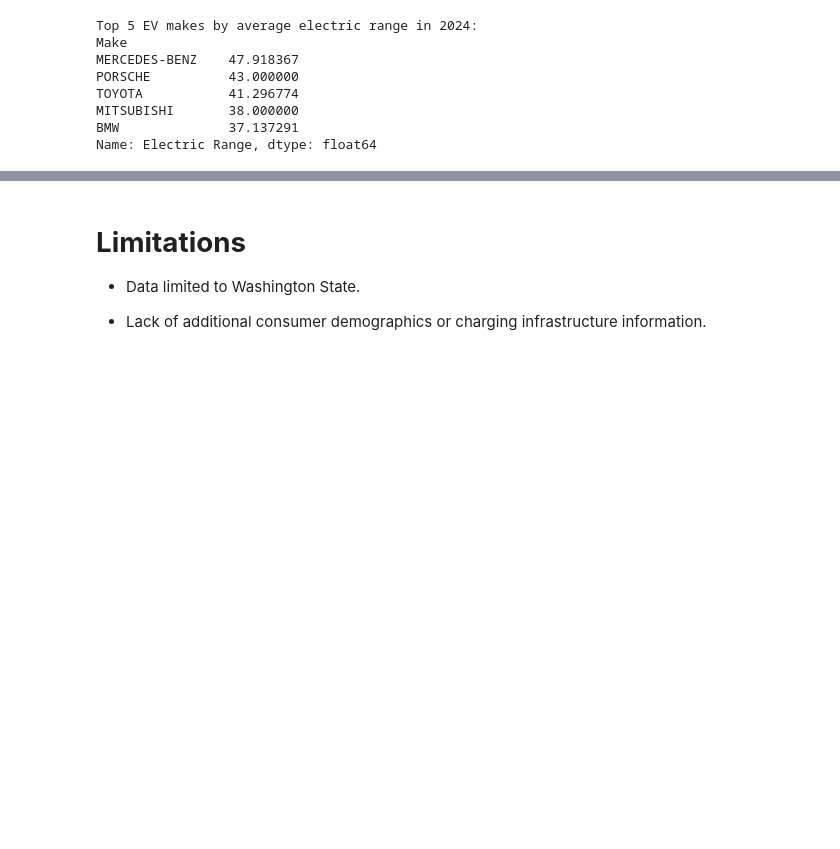
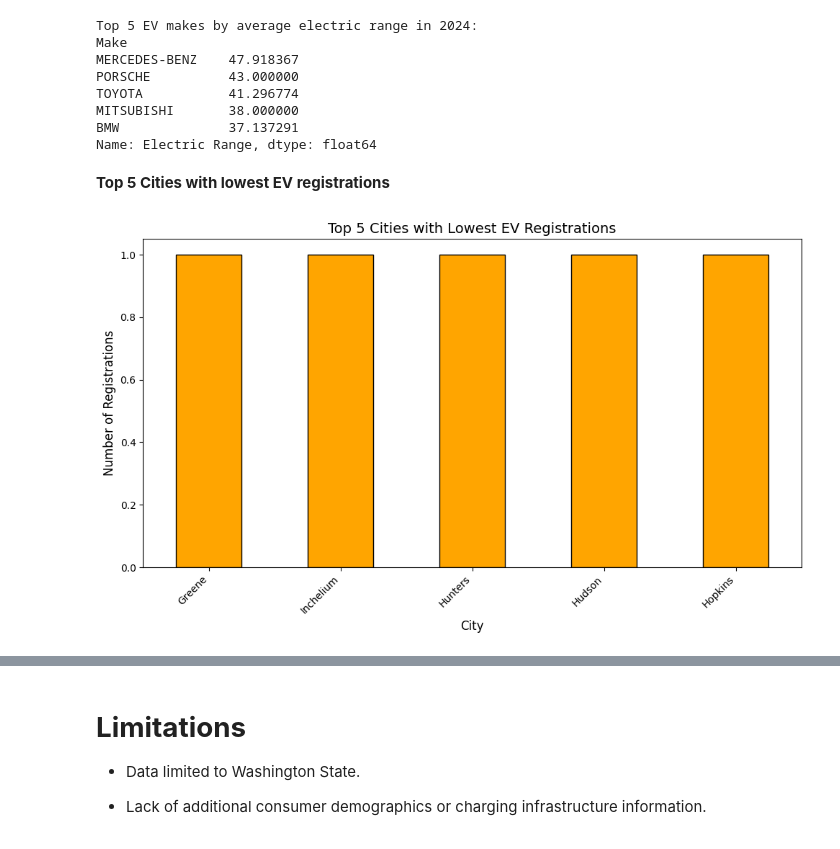
Before and after one commit to Lakshmee-rajagopal/Comprehensive-Analysis-of-Electric-Vehicle-Registrations-in-Washington-State-Insights-from-2024-Data, a Jupyter notebook: Comprehensive_Analysis_of_Electric_Vehicle_Registrations_in_Washington_State_Insights_from_2024_Data.ipynb, the cells around one changed output, grey strips where cells are left out. Drawn from its saved outputs; the diff is of its cells as text; code cells hidden in the pictures; blank space fills up the shorter version.

```diff
--- a/Comprehensive_Analysis_of_Electric_Vehicle_Registrations_in_Washington_State_Insights_from_2024_Data.ipynb
+++ b/Comprehensive_Analysis_of_Electric_Vehicle_Registrations_in_Washington_State_Insights_from_2024_Data.ipynb
@@ -1197,3 +1197,26 @@ TOYOTA           41.296774
 MITSUBISHI       38.000000
 BMW              37.137291
 Name: Electric Range, dtype: float64
+# %% [markdown]
+**Top 5 Cities with lowest EV registrations**
+# %%
+import pandas as pd
+import matplotlib.pyplot as plt
+
+# Grouping data by 'City' and calculating the total EV registrations
+city_counts = data.groupby('City').size().sort_values(ascending=True)
+
+# Extracting the 5 cities with the lowest EV registrations
+lowest_cities = city_counts.head(5)
+
+# Plotting the data
+plt.figure(figsize=(10, 6))
+lowest_cities.plot(kind='bar', color='orange', edgecolor='black')
+plt.title('Top 5 Cities with Lowest EV Registrations', fontsize=14)
+plt.xlabel('City', fontsize=12)
+plt.ylabel('Number of Registrations', fontsize=12)
+plt.xticks(rotation=45, ha='right')
+plt.tight_layout()
+plt.show()
+# %% [output]
+[figure, added]
```
Also changed, not shown: parts of 11 cells of this notebook.
